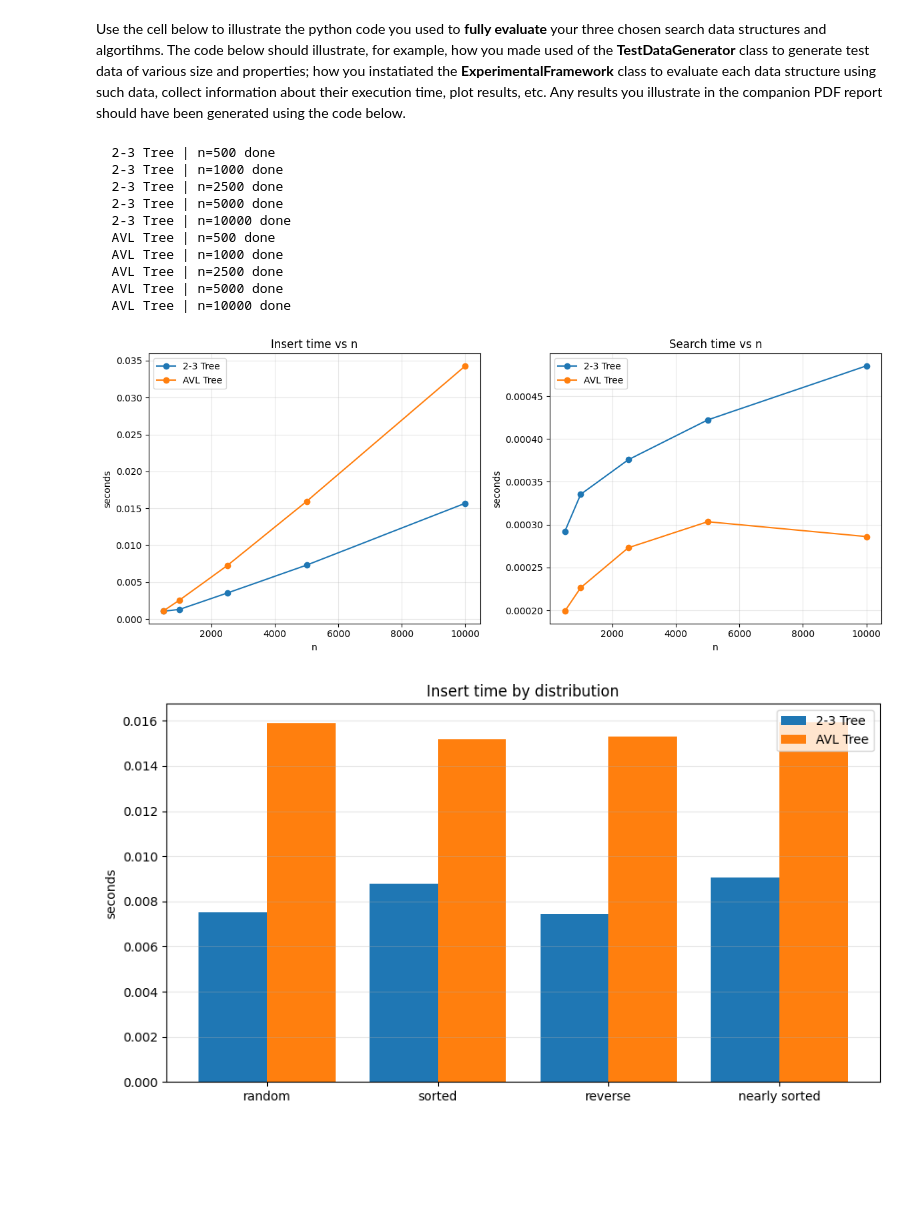
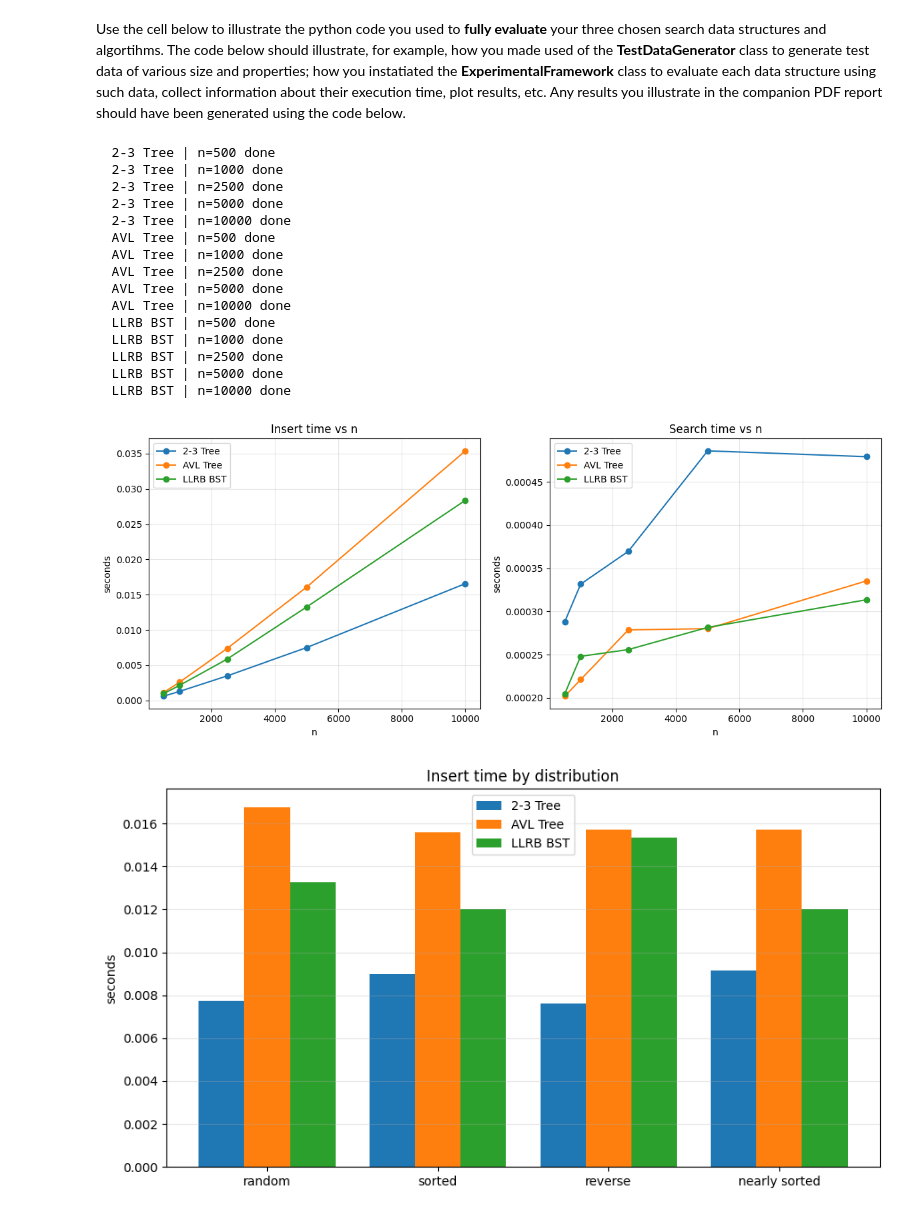
Before and after one commit to alinVladimirescu/Algorithms-Coursework, a Jupyter notebook: group_XXX_COMP0005_code.ipynb, the cells around one changed output. Saved outputs shown, nothing was run; the diff lists cells and outputs as text; code cells hidden in the pictures; blank space fills up the shorter version.

```diff
--- a/group_XXX_COMP0005_code.ipynb
+++ b/group_XXX_COMP0005_code.ipynb
@@ -123,6 +123,14 @@ def LeftRotation(UnbalancedRootNode):
     RightNode.Height = 1 + max(GetNodeHeight(RightNode.Left), GetNodeHeight(RightNode.Right))
 
     return RightNode
+RED = True
+BLACK = False
+class LLRBNode:
+    def __init__(self, key, colour=RED):
+        self.key = key
+        self.left = None
+        self.right = None
+        self.colour = colour
 # %% [markdown]
 Use the cell below to implement the requested API by means of **2-3 Tree** (if among your chosen data structure).
 # %%
@@ -274,21 +282,3 @@ class AVLTree():
             self.TreeVisualisation(Node.Left, Level + 1)
 # %% [markdown]
 Use the cell below to implement the requested API by means of **LLRB BST** (if among your chosen data structure).
-# %%
-class LLRBBST(AbstractSearchInterface):
-
-    def insertElement(self, element):
-        inserted = False
-        # ADD YOUR CODE HERE
-
-
-        return inserted
-
-
-
-    def searchElement(self, element):
-        found = False
-        # ADD YOUR CODE HERE
-
-
-        return found
@@ -457,31 +567,36 @@ Use the cell below to illustrate the python code you used to **fully evaluate**
 # %%
 structures = {
     "2-3 Tree": TwoThreeTree,
     "AVL Tree": AVLTree,
-    # "LLRB BST": LLRBBST,
+    "LLRB BST": LLRBBST,
 }
 
 gen       = TestDataGenerator(seed=42)
 framework = ExperimentalFramework()
 
 # Scalability: how does each structure perform as n grows?
 framework.run(structures, sizes=[500, 1000, 2500, 5000, 10000], gen=gen)
 framework.plot_scalability()
 
 # Distribution: how does insertion order affect performance?
 dist_results = framework.run_by_distribution(structures, n=5000, gen=gen)
 framework.plot_distributions(dist_results, operation="insert")
 framework.plot_distributions(dist_results, operation="search")
 # %% [output]
   2-3 Tree | n=500 done
   2-3 Tree | n=1000 done
   2-3 Tree | n=2500 done
   2-3 Tree | n=5000 done
   2-3 Tree | n=10000 done
   AVL Tree | n=500 done
   AVL Tree | n=1000 done
   AVL Tree | n=2500 done
   AVL Tree | n=5000 done
   AVL Tree | n=10000 done
+  LLRB BST | n=500 done
+  LLRB BST | n=1000 done
+  LLRB BST | n=2500 done
+  LLRB BST | n=5000 done
+  LLRB BST | n=10000 done
-[figure, old version]
+[figure, new version]
-[figure, old version]
+[figure, new version]
```
Also changed, not shown: parts of 4 cells of this notebook, 1 other file.
